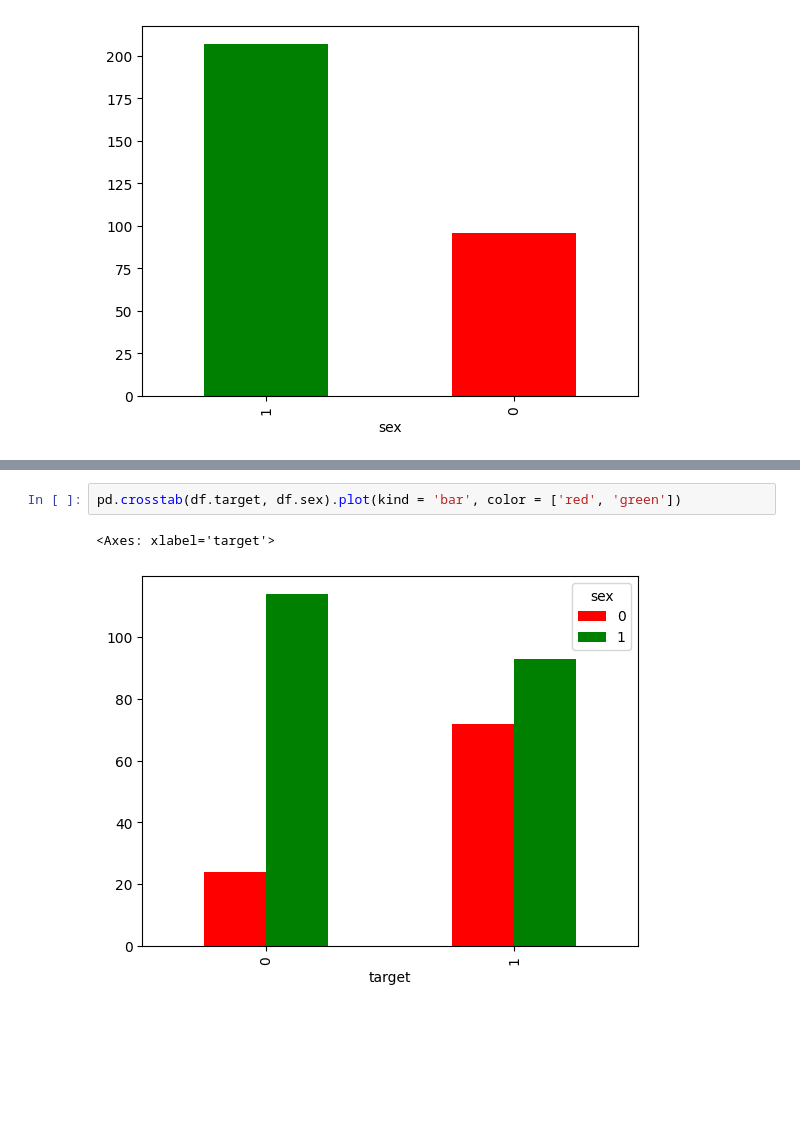
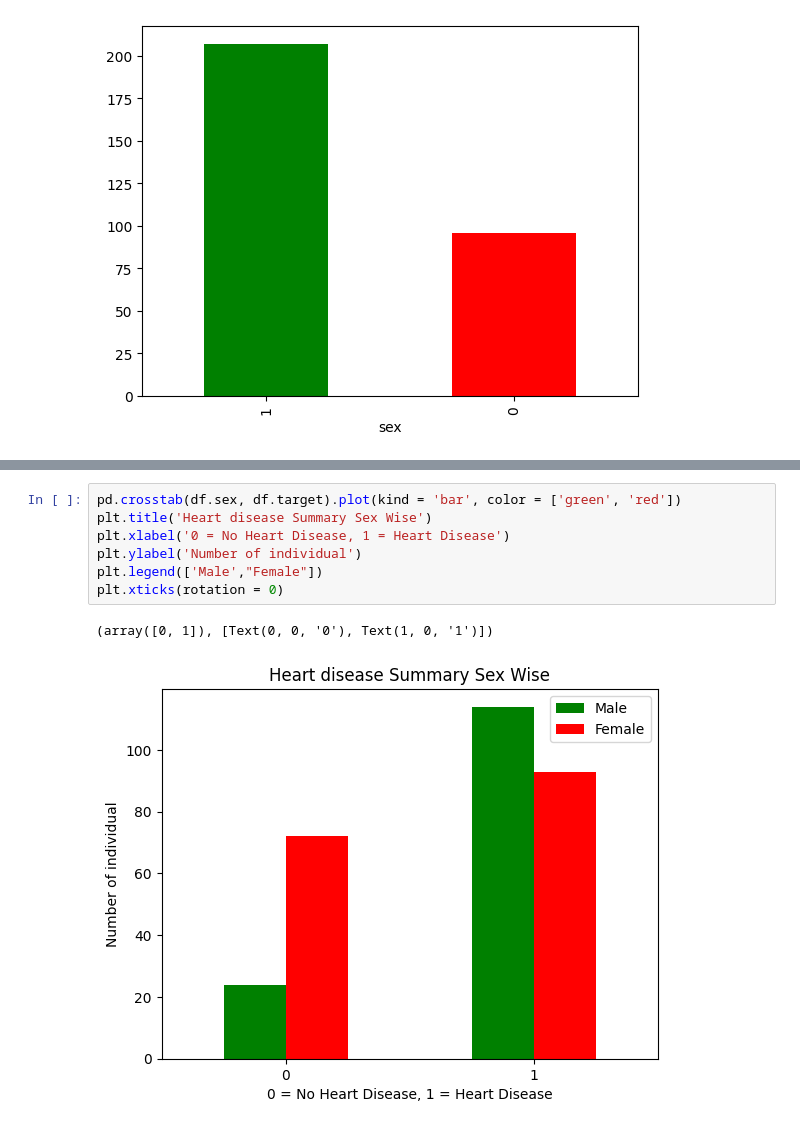
Before and after one commit to MuhammadRehanKhalid/Ehunar_ML_AI, a Jupyter notebook: M_12_MIleStone_Project.ipynb, the cells around one changed output, grey strips where cells are left out. Saved outputs shown, nothing was run; the diff lists cells and outputs as text; blank space fills up the shorter version.

```diff
--- a/M_12_MIleStone_Project.ipynb
+++ b/M_12_MIleStone_Project.ipynb
@@ -158,5 +179,10 @@ df.sex.value_counts().plot(kind = 'bar', color = ['green', 'red']) # 1 = male, 0
 # %%
-pd.crosstab(df.target, df.sex).plot(kind = 'bar', color = ['red', 'green'])
+pd.crosstab(df.sex, df.target).plot(kind = 'bar', color = ['green', 'red'])
+plt.title('Heart disease Summary Sex Wise')
+plt.xlabel('0 = No Heart Disease, 1 = Heart Disease')
+plt.ylabel('Number of individual')
+plt.legend(['Male',"Female"])
+plt.xticks(rotation = 0)
 # %% [output]
-<Axes: xlabel='target'>
+(array([0, 1]), [Text(0, 0, '0'), Text(1, 0, '1')])
-[figure, old version]
+[figure, new version]
```
Also changed, not shown: parts of 2 cells of this notebook.
